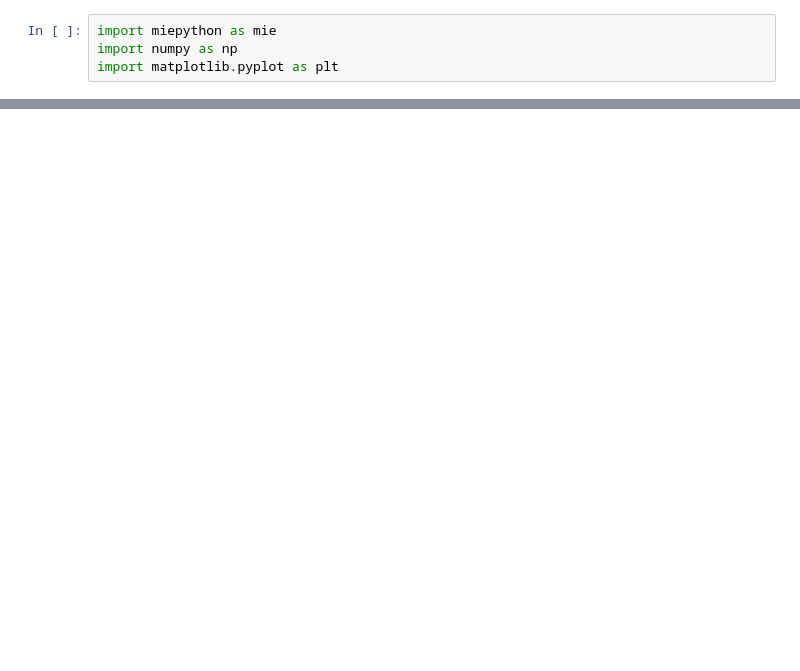
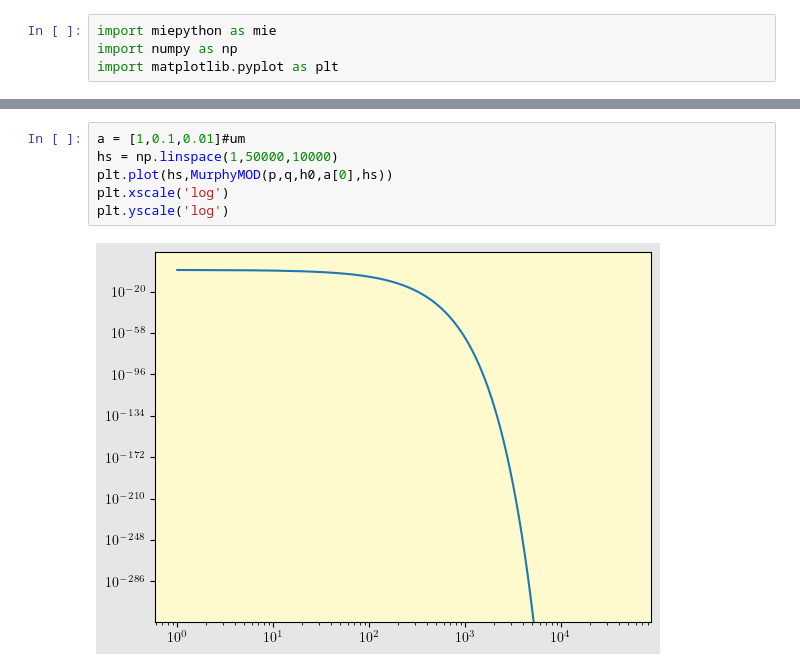
Before and after one commit to ROMANRAGAZZO/LunarMVI-DustSIM, a Jupyter notebook: opticalDepth.ipynb, the cells around one changed output, grey strips where cells are left out. Cells and saved outputs as stored; diff of their text form; blank space fills up the shorter version.

```diff
--- a/opticalDepth.ipynb
+++ b/opticalDepth.ipynb
@@ -102,0 +132,8 @@ What's left to do:
+# %%
+a = [1,0.1,0.01]#um
+hs = np.linspace(1,50000,10000)
+plt.plot(hs,MurphyMOD(p,q,h0,a[0],hs))
+plt.xscale('log')
+plt.yscale('log')
+# %% [output]
+[figure, added]
```
Also changed, not shown: parts of 3 cells of this notebook.
